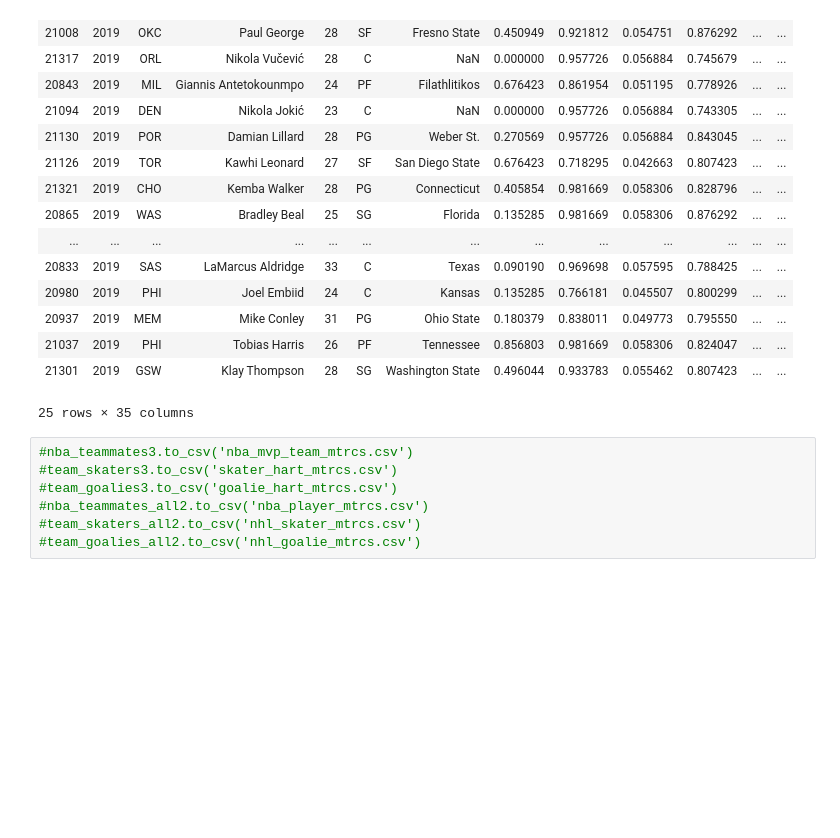
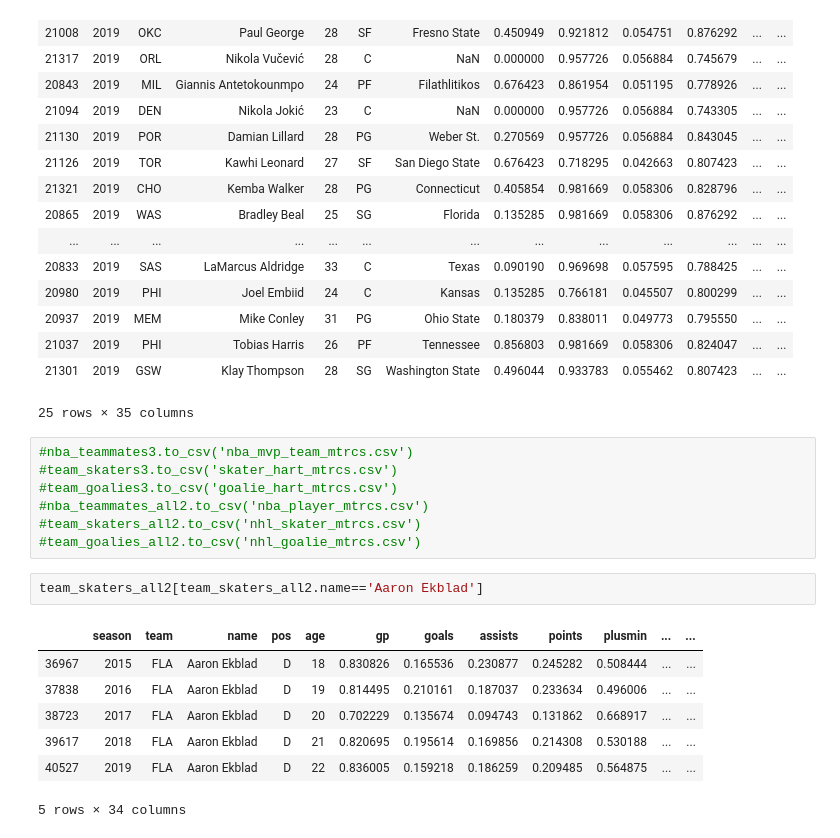
Before and after one commit to ArielJosephCohen/nhl_nba_teammate_effects, a Jupyter notebook: EDA.ipynb, the cells around one changed output. Cells and saved outputs as stored; diff of their text form; blank space fills up the shorter version.

```diff
--- a/EDA.ipynb
+++ b/EDA.ipynb
@@ -1355,3 +1355,13 @@ nba_teammates_all2[nba_teammates_all2.Year==2019].sort_values(by='final_mtrc',as
 #nba_teammates_all2.to_csv('nba_player_mtrcs.csv')
 #team_skaters_all2.to_csv('nhl_skater_mtrcs.csv')
 #team_goalies_all2.to_csv('nhl_goalie_mtrcs.csv')
+# %%
+team_skaters_all2[team_skaters_all2.name=='Aaron Ekblad']
+# %% [output]
+|  | season | team | name | pos | age | gp | goals | assists | points | plusmin | ... | ... |
+| 36967 | 2015 | FLA | Aaron Ekblad | D | 18 | 0.830826 | 0.165536 | 0.230877 | 0.245282 | 0.508444 | ... | ... |
+| 37838 | 2016 | FLA | Aaron Ekblad | D | 19 | 0.814495 | 0.210161 | 0.187037 | 0.233634 | 0.496006 | ... | ... |
+| 38723 | 2017 | FLA | Aaron Ekblad | D | 20 | 0.702229 | 0.135674 | 0.094743 | 0.131862 | 0.668917 | ... | ... |
+| 39617 | 2018 | FLA | Aaron Ekblad | D | 21 | 0.820695 | 0.195614 | 0.169856 | 0.214308 | 0.530188 | ... | ... |
+| 40527 | 2019 | FLA | Aaron Ekblad | D | 22 | 0.836005 | 0.159218 | 0.186259 | 0.209485 | 0.564875 | ... | ... |
+5 rows × 34 columns
```
Also changed, not shown: parts of 1 cell of this notebook, 9 other files.
